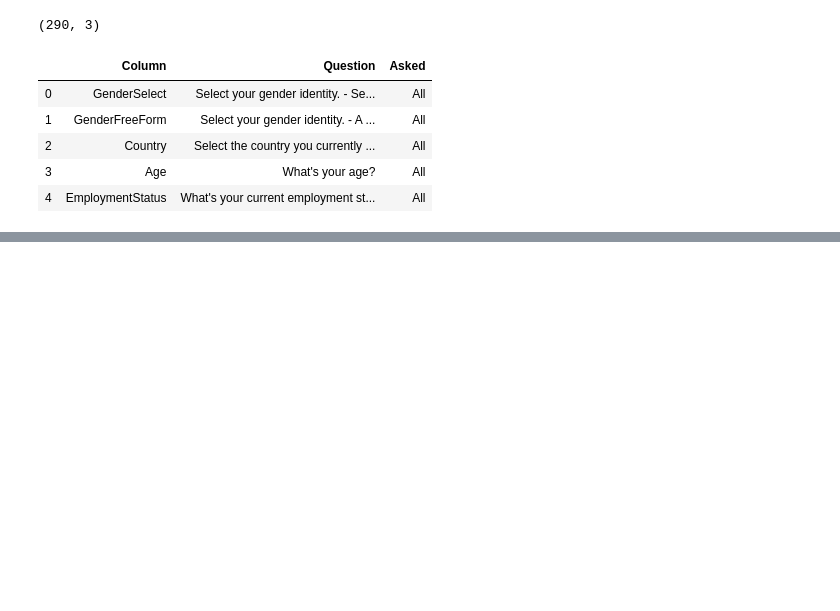
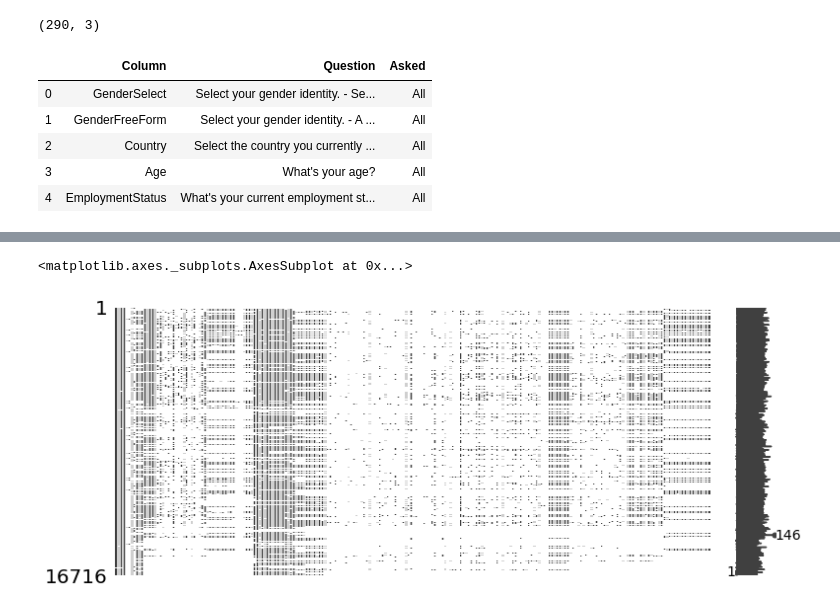
Before and after one commit to emino39/Data_Science, a Jupyter notebook: Survey/2017_Survey.ipynb, the cells around one changed output, grey strips where cells are left out. Drawn from its saved outputs; the diff is of its cells as text; code cells hidden in the pictures; blank space fills up the shorter version.

```diff
--- a/Survey/2017_Survey.ipynb
+++ b/Survey/2017_Survey.ipynb
@@ -31,3 +31,8 @@ question.head()
 | 2 | Country | Select the country you currently ... | All |
 | 3 | Age | What's your age? | All |
 | 4 | EmploymentStatus | What's your current employment st... | All |
+# %%
+# pandas로 선다형 객관식 문제에 대한 응답을 가져옴
+# low_memory = False => 형식이 다르다는 error가 떠서 추가
+mcq = pd.read_csv('data/multipleChoiceResponses.csv', encoding='ISO-8859-1', low_memory=False)
+mcq.shape
@@ -33,0 +63,9 @@ question.head()
+# %%
+# missingno는 NaN 데이터들에 대해 시각화
+# NaN 데이터의 컬럼이 많아 아래 그래프만으로는 내용을 파악하기 어렵다.
+import missingno as msno
+
+msno.matrix(mcq, figsize=(12, 5))
+# %% [output]
+<matplotlib.axes._subplots.AxesSubplot at 0x...>
+[figure, added]
```
Also changed, not shown: parts of 3 cells of this notebook.
